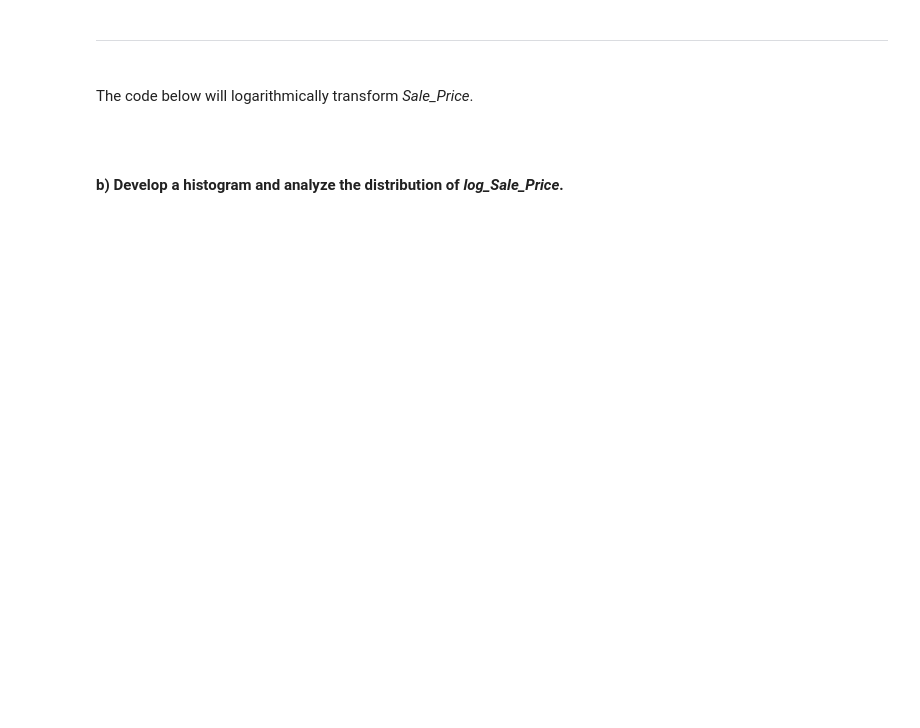
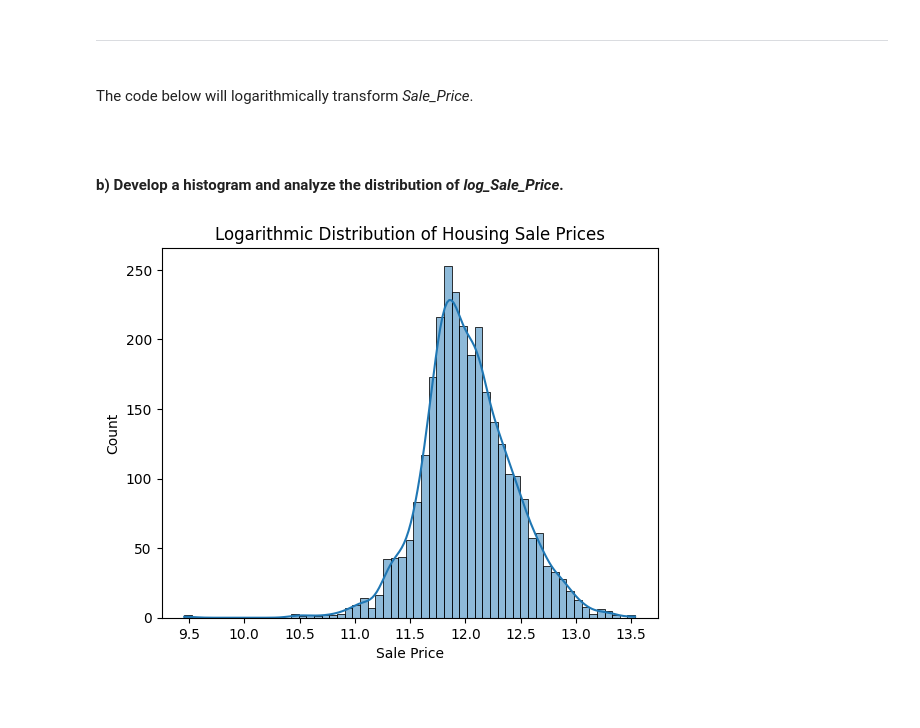
Before and after one commit to d-vrey/business_analysis_structured_data, a Jupyter notebook: Script 02 - Missing Value Analysis and Transformations - Guided.ipynb, the cells around one changed output. Saved outputs shown, nothing was run; the diff lists cells and outputs as text; code cells hidden in the pictures; blank space fills up the shorter version.

```diff
--- a/Script 02 - Missing Value Analysis and Transformations - Guided.ipynb
+++ b/Script 02 - Missing Value Analysis and Transformations - Guided.ipynb
@@ -521,18 +557,20 @@ housing['log_Sale_Price'] = np.log1p(housing['Sale_Price'])
 <h4>b) Develop a histogram and analyze the distribution of <em>log_Sale_Price</em>.</h4>
 # %%
 # developing a histogram using HISTPLOT
-sns._____(data   = _____,
-          x      = _____,
+sns.histplot(data   = housing,
+          x      = 'log_Sale_Price',
           kde    = True)
 
 
 # title and axis labels
 plt.title(label   = "Logarithmic Distribution of Housing Sale Prices")
 plt.xlabel(xlabel = "Sale Price") # avoiding using dataset labels
 plt.ylabel(ylabel = "Count")
 
 # displaying the histogram
 plt.show()
+# %% [output]
+[figure, added]
 # %% [markdown]
 <br>
 # %% [markdown]
```
Also changed, not shown: parts of 8 cells of this notebook.
